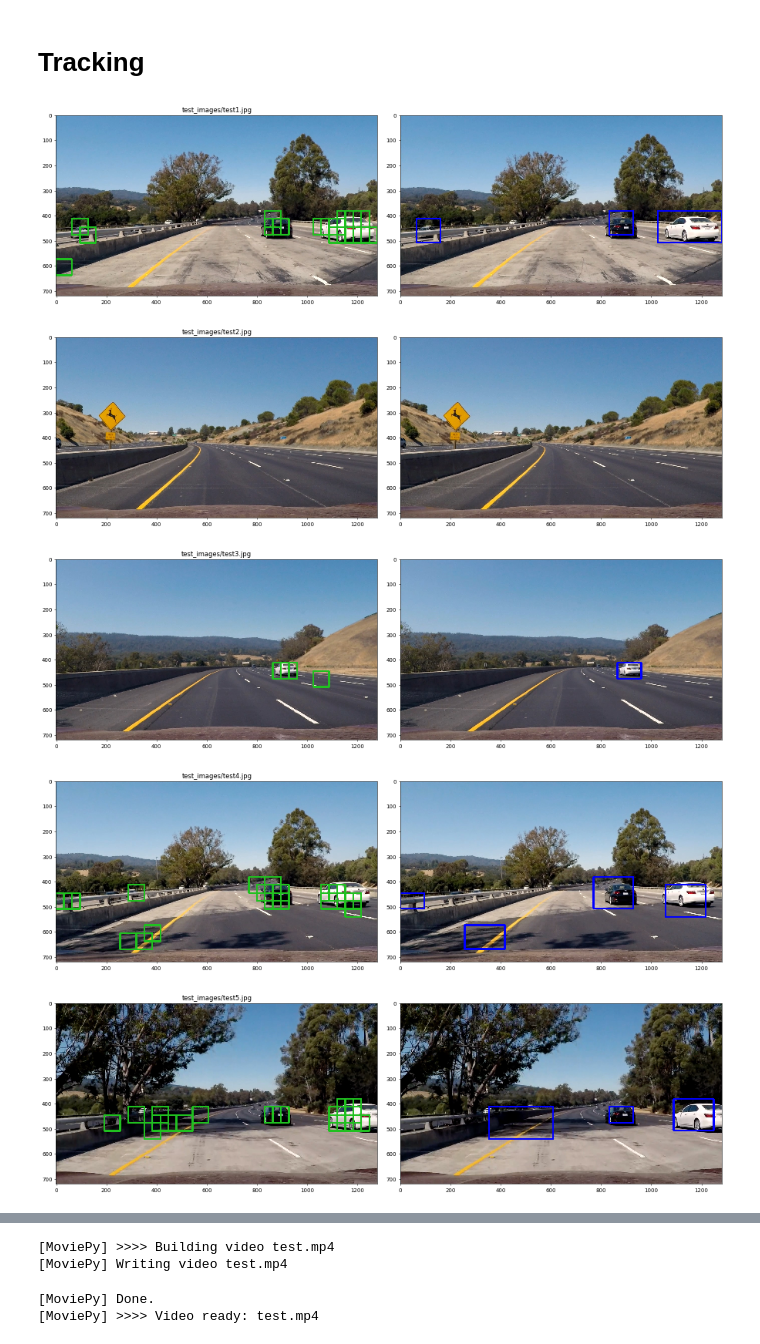
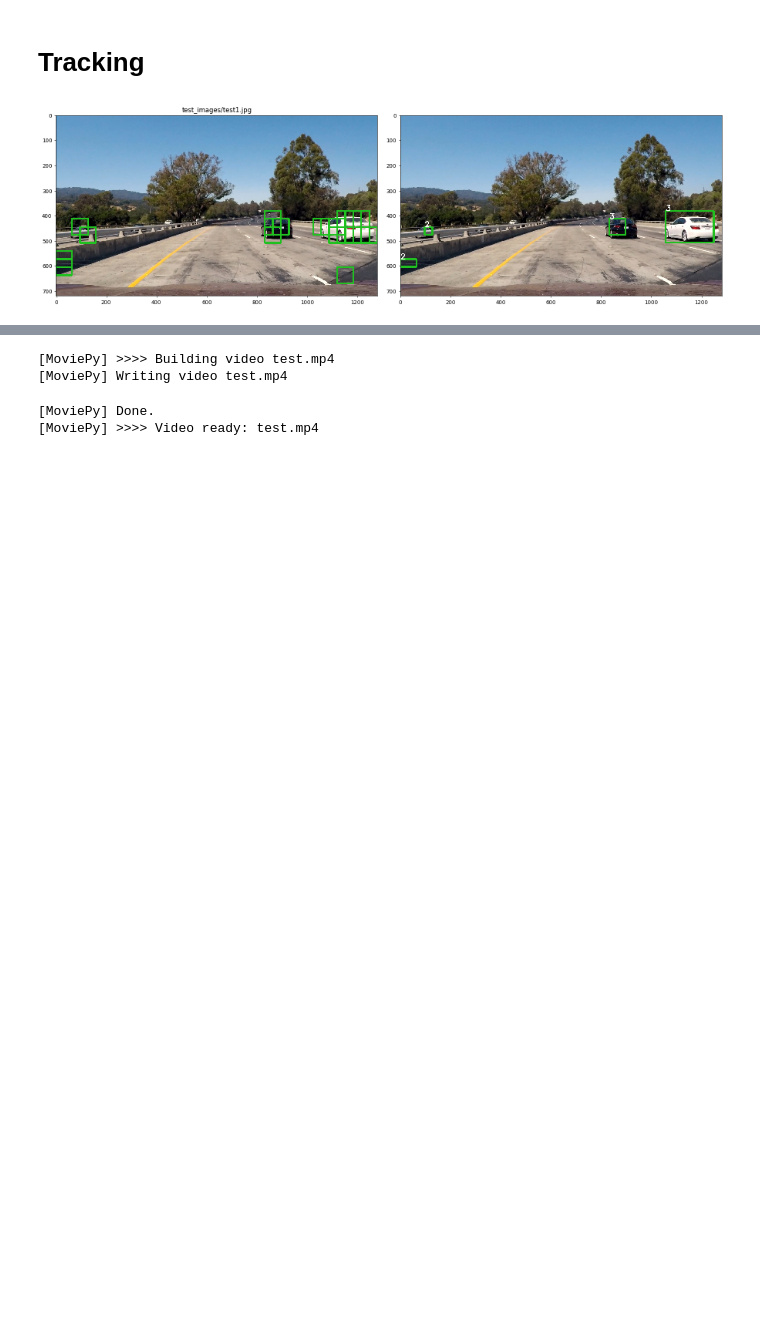
Before and after one commit to corrado9999/CarND-Vehicle-Detection, a Jupyter notebook: Test1.ipynb, the cells around one changed output, grey strips where cells are left out. Drawn from its saved outputs; the diff is of its cells as text; code cells hidden in the pictures; blank space fills up the shorter version.

```diff
--- a/Test1.ipynb
+++ b/Test1.ipynb
@@ -77,6 +70,6 @@ Accuracy:        98.7%
 # %%
-training.store_model('test.P', None, pipeline, accuracy, {})
-pipe2 = training.load_model('test.P')[0]
+training.store_model('liblinear.P', None, pipeline, accuracy, {})
+pipe2 = training.load_model('liblinear.P')[0]
 # %%
 res = {}
 t = %timeit -n1 -r1 -q -o res['pred'] = pipe2.predict(X_test)
@@ -104,27 +97,24 @@ tracker = tracking.CarTracker(yranges=[(350, 680), (350, 680), (350, 680), (350,
                               extract_features=feature_extractor.extract_features,
                               predict=classifier.predict,
                               merge_boxes=True,
-                              expand_maximum=True,
-                              alpha=0,
+                              expand_maximum=False,
+                              fir_length=10,
                               )
 # %%
-# %%prun -s tottime -l features|tracking|svm
-for path in sorted(glob.glob('test_images/*'))[:]:
+%%prun -s cumtime -l features|hist
+for path in sorted(glob.glob('test_images/*'))[:1]:
     image = cv2.imread(path)[..., ::-1]
+    tracker.last_boxes.clear()
     result, unmerged = tracker(image, return_unmerged=True)
 
     plt.subplot(121)
     plt.imshow(unmerged)
     plt.title(path)
 
     plt.subplot(122)
     plt.imshow(result)
 
     plt.tight_layout()
     plt.show()
 # %% [output]
-[figure, old version]
+[figure, new version]
-[figure, removed]
-[figure, removed]
-[figure, removed]
-[figure, removed]
```
Also changed, not shown: parts of 7 cells of this notebook.
